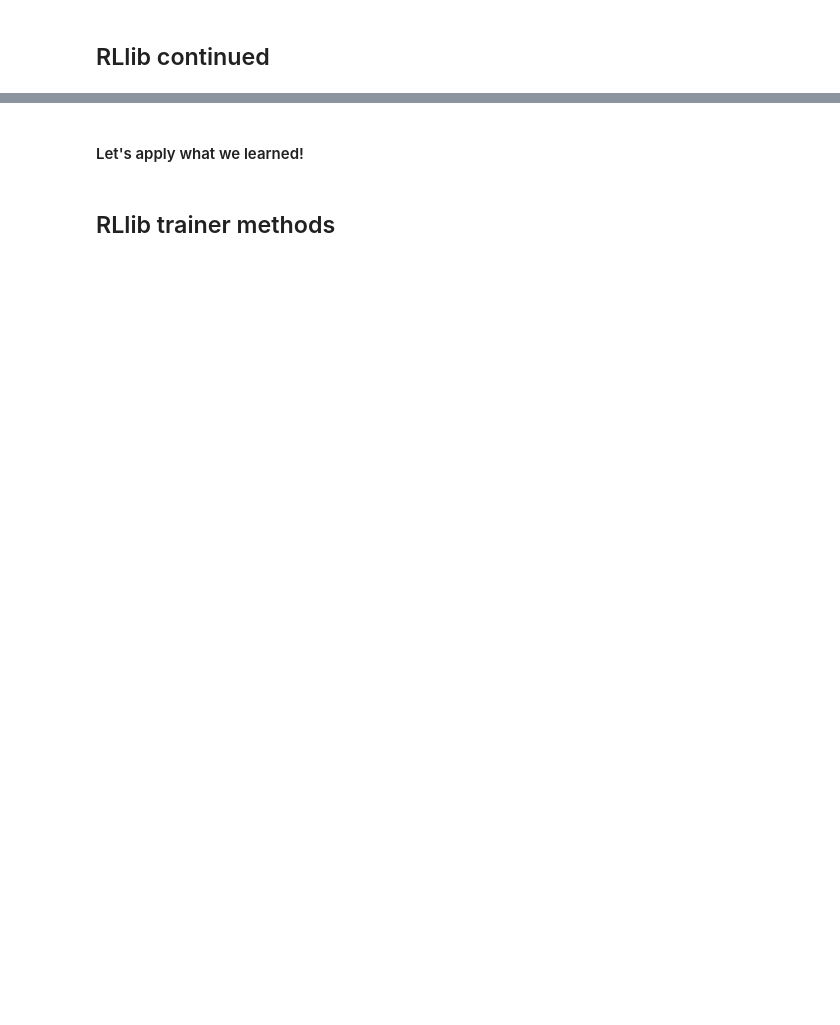
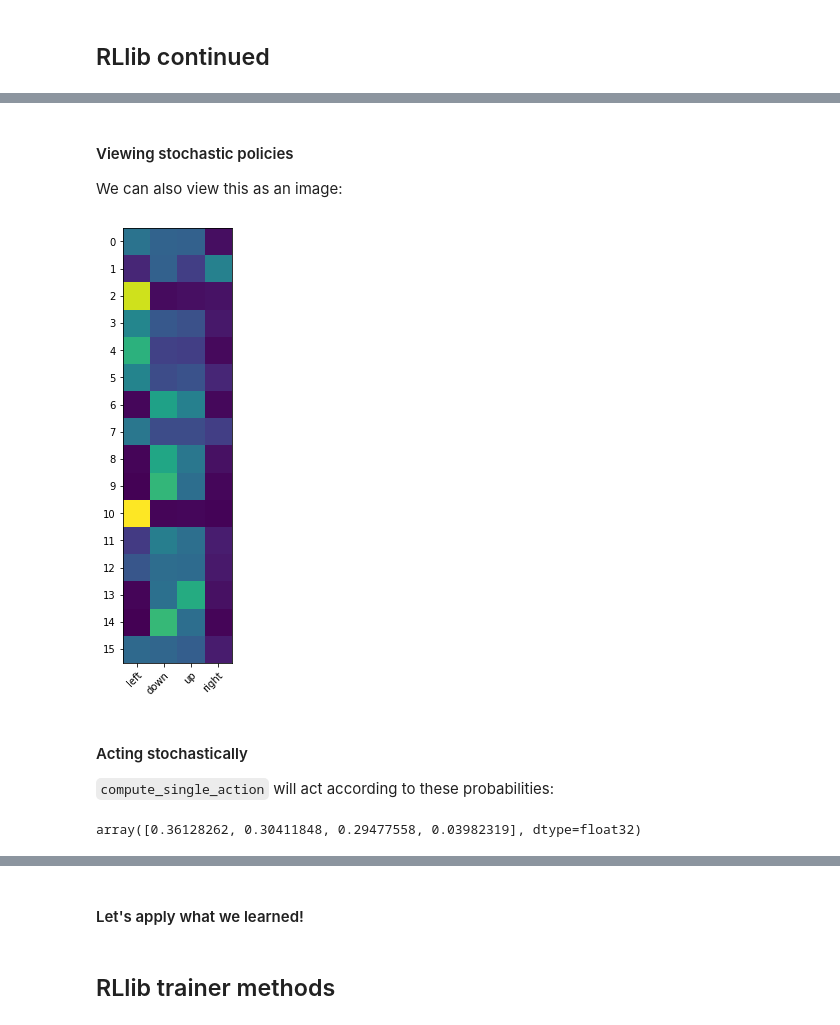
Before and after one commit to anyscale/rl-course, a Jupyter notebook: notebooks/02-rllib/02_02_rllib-continued.ipynb, the cells around one changed output, grey strips where cells are left out. Cells and saved outputs as stored; diff of their text form; code cells hidden in the pictures; blank space fills up the shorter version.

```diff
--- a/notebooks/02-rllib/02_02_rllib-continued.ipynb
+++ b/notebooks/02-rllib/02_02_rllib-continued.ipynb
@@ -139,0 +41,3 @@ what might also be cool is to just make a 4x4 map and the colour can be the max
+# %%
+trainer = rllib.agents.ppo.PPOTrainer(env="FrozenLake-v1",
+                                      config=trainer_config)
@@ -139,0 +107,2 @@ what might also be cool is to just make a 4x4 map and the colour can be the max
+# %%
+env = gym.make("FrozenLake-v1")
@@ -139,0 +139,3 @@ what might also be cool is to just make a 4x4 map and the colour can be the max
+# %%
+action_probs = {obs : query_policy(trainer, env, obs) for obs in range(16)}
+pd.DataFrame(action_probs, index=["left", "down", "right", "up"]).T
@@ -139,0 +160,24 @@ what might also be cool is to just make a 4x4 map and the colour can be the max
+# %% [markdown]
+#### Viewing stochastic policies
+
+We can also view this as an image:
+# %%
+# HIDDEN
+df = pd.DataFrame(action_probs, index=["left", "down", "right", "up"]).T
+# %%
+plt.figure(figsize=(4,8))
+plt.imshow(df.values);
+plt.xticks(np.arange(4), labels=["left", "down", "up", "right"]);
+plt.yticks(np.arange(16), labels=np.arange(16));
+plt.setp(plt.gca().get_xticklabels(), rotation=45, ha="right",
+         rotation_mode="anchor");
+# %% [output]
+[figure, added]
+# %% [markdown]
+#### Acting stochastically
+
+`compute_single_action` will act according to these probabilities:
+# %%
+action_probs[0]
+# %% [output]
+array([0.36128262, 0.30411848, 0.29477558, 0.03982319], dtype=float32)
```
Also changed, not shown: parts of 63 cells of this notebook, 5 other files.
